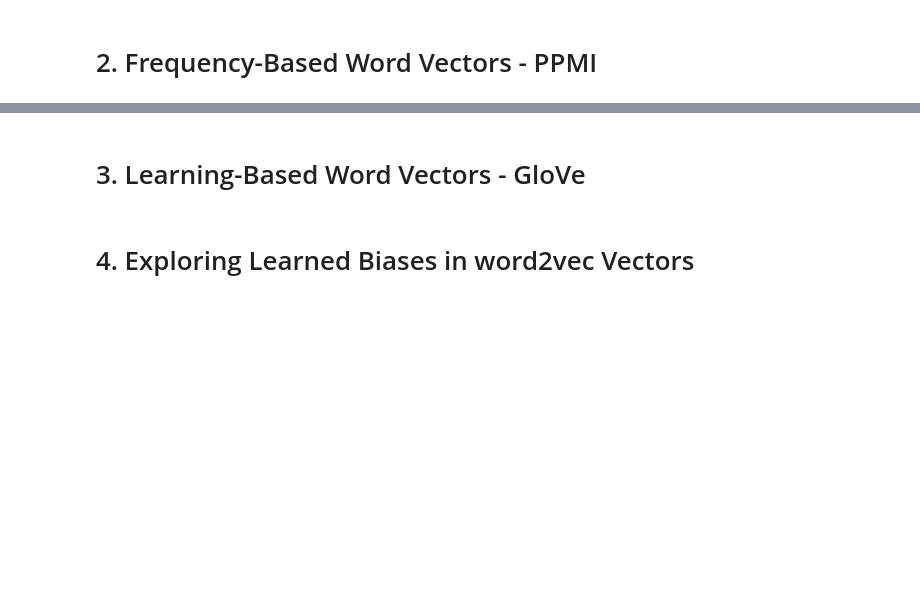
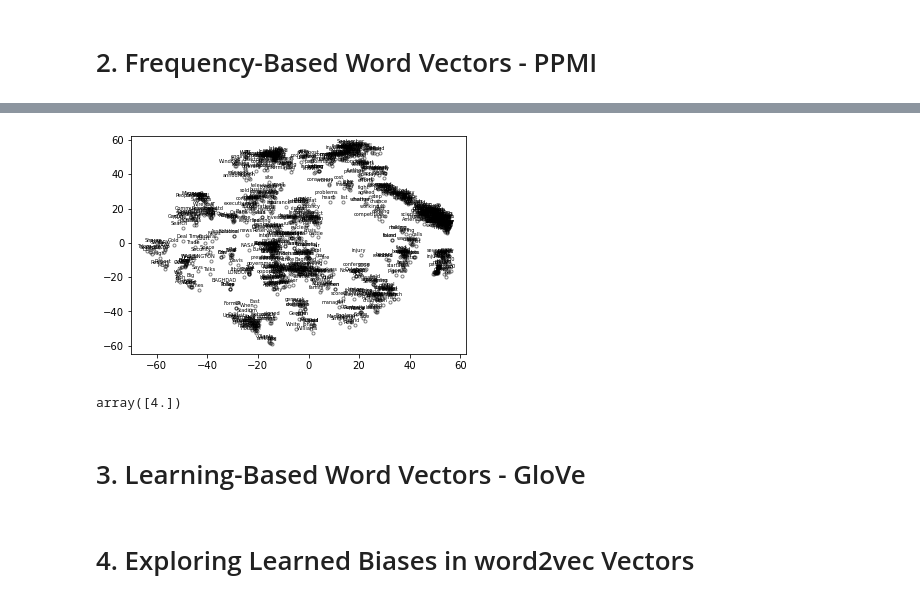
Before and after one commit to JohnnyBuiJB/cs539-nlp-with-deep-learning, a Jupyter notebook: word_vectors/note.ipynb, the cells around one changed output, grey strips where cells are left out. Drawn from its saved outputs; the diff is of its cells as text; code cells hidden in the pictures; blank space fills up the shorter version.

Commit message:
[word_vectors][ppmi] implemented ppmi calculation and visualization of word clusters

```diff
--- a/word_vectors/note.ipynb
+++ b/word_vectors/note.ipynb
@@ -24,6 +35,9 @@ class Vocabulary:
 
         self.word2idx, self.idx2word, self.freq = self.build_vocab(corpus)
         self.size = len(self.word2idx)
+
+    def __len__(self):
+        return len(self.word2idx.keys())
 
     def most_common(self, k):
         freq = sorted(self.freq.items(), key=lambda x: x[1], reverse=True)
@@ -311,6 +248,4 @@ dataset
 # %%
-vocab.most_common(50)
-
-vocab.text2idx("asdf sadf saf saf sdaf")
+coor_matrix = compute_cooccurrence_matrix(dataset['train']['text'], vocab)
 
 # PPMI = compute_ppmi_matrix( [doc['text'] for doc in dataset['train']], vocab)
@@ -317,3 +301,42 @@ vocab.text2idx("asdf sadf saf saf sdaf")
+# %%
+def dim_reduce(PPMI, k=16):
+    U, Sigma, VT = randomized_svd(PPMI, n_components=k, n_iter=10, random_state=42)
+    SqrtSigma = np.sqrt(Sigma)[np.newaxis,:]
+
+    U = U*SqrtSigma
+    V = VT.T*SqrtSigma
+
+    word_vectors = np.concatenate( (U, V), axis=1)
+    word_vectors = word_vectors / np.linalg.norm(word_vectors, axis=1)[:,np.newaxis]
+
+    return word_vectors
+
+
+def plot_word_vectors_tsne(word_vectors, vocab):
+    coords = TSNE(metric="cosine", perplexity=50, random_state=42).fit_transform(word_vectors)
+
+    plt.cla()
+    top_word_idx = vocab.text2idx(" ".join(vocab.most_common(1000)))
+    plt.plot(coords[top_word_idx,0], coords[top_word_idx,1], 'o', markerfacecolor='none', markeredgecolor='k', alpha=0.5, markersize=3)
+
+    for i in tqdm(top_word_idx):
+        plt.annotate(vocab.idx2text([i])[0],
+            xy=(coords[i,0],coords[i,1]),
+            xytext=(5, 2),
+            textcoords='offset points',
+            ha='right',
+            va='bottom',
+            fontsize=5)
+    plt.show()
+
+word_vectors = dim_reduce(ppmi)
+plot_word_vectors_tsne(word_vectors, vocab)
+# %% [output]
+[figure, added]
+# %%
+word_count[0][vocab.text2idx("ultra")]
+# %% [output]
+array([4.])
 # %% [markdown]
 # 3. Learning-Based Word Vectors - GloVe
 # %% [markdown]
```
Also changed, not shown: parts of 5 cells of this notebook, 11 other files.
